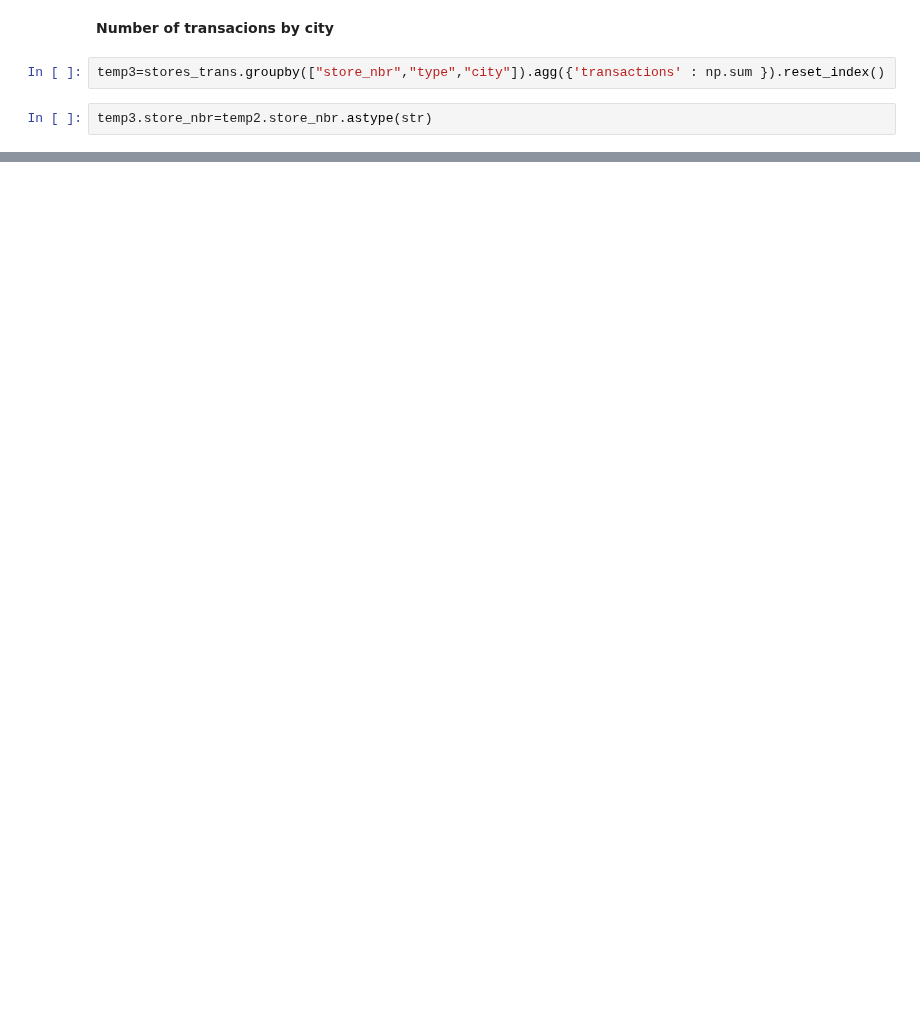
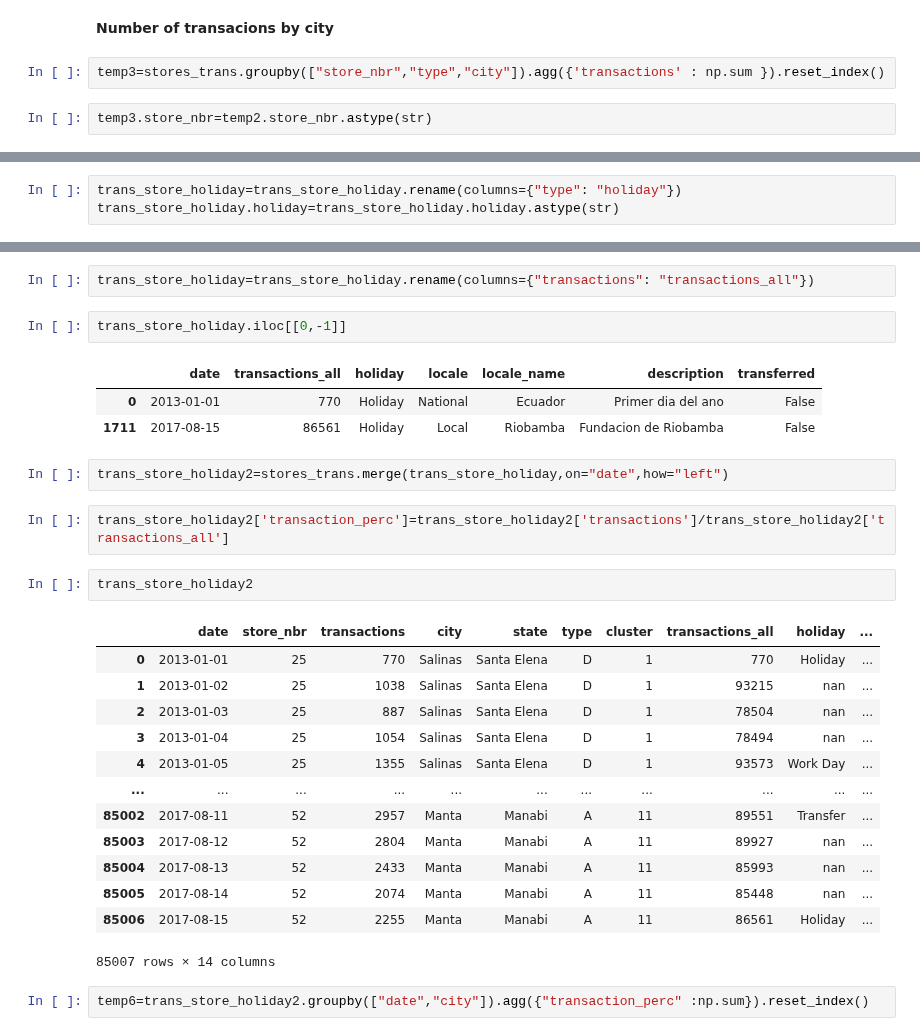
Before and after one commit to K-Ouhmaid/Store-Sales---Time-Series-Forecasting, a Jupyter notebook: store-sales-time-series-forecasting-kh1.ipynb, the cells around one changed output, grey strips where cells are left out. Cells and saved outputs as stored; diff of their text form; blank space fills up the shorter version.

Commit message:
Kaggle Notebook | Store Sales - Time Series Forecasting-Kh1 | Version 6

```diff
--- a/store-sales-time-series-forecasting-kh1.ipynb
+++ b/store-sales-time-series-forecasting-kh1.ipynb
@@ -319,0 +405,3 @@ px.bar(temp3.sort_values(by=['transactions'], ascending=False),x="store_nbr",y="
+# %%
+trans_store_holiday=trans_store_holiday.rename(columns={"type": "holiday"})
+trans_store_holiday.holiday=trans_store_holiday.holiday.astype(str)
@@ -319,0 +418,30 @@ px.bar(temp3.sort_values(by=['transactions'], ascending=False),x="store_nbr",y="
+# %%
+trans_store_holiday=trans_store_holiday.rename(columns={"transactions": "transactions_all"})
+# %%
+trans_store_holiday.iloc[[0,-1]]
+# %% [output]
+|  | date | transactions_all | holiday | locale | locale_name | description | transferred |
+| 0 | 2013-01-01 | 770 | Holiday | National | Ecuador | Primer dia del ano | False |
+| 1711 | 2017-08-15 | 86561 | Holiday | Local | Riobamba | Fundacion de Riobamba | False |
+# %%
+trans_store_holiday2=stores_trans.merge(trans_store_holiday,on="date",how="left")
+# %%
+trans_store_holiday2['transaction_perc']=trans_store_holiday2['transactions']/trans_store_holiday2['transactions_all']
+# %%
+trans_store_holiday2
+# %% [output]
+|  | date | store_nbr | transactions | city | state | type | cluster | transactions_all | holiday | ... |
+| 0 | 2013-01-01 | 25 | 770 | Salinas | Santa Elena | D | 1 | 770 | Holiday | ... |
+| 1 | 2013-01-02 | 25 | 1038 | Salinas | Santa Elena | D | 1 | 93215 | nan | ... |
+| 2 | 2013-01-03 | 25 | 887 | Salinas | Santa Elena | D | 1 | 78504 | nan | ... |
+| 3 | 2013-01-04 | 25 | 1054 | Salinas | Santa Elena | D | 1 | 78494 | nan | ... |
+| 4 | 2013-01-05 | 25 | 1355 | Salinas | Santa Elena | D | 1 | 93573 | Work Day | ... |
+| ... | ... | ... | ... | ... | ... | ... | ... | ... | ... | ... |
+| 85002 | 2017-08-11 | 52 | 2957 | Manta | Manabi | A | 11 | 89551 | Transfer | ... |
+| 85003 | 2017-08-12 | 52 | 2804 | Manta | Manabi | A | 11 | 89927 | nan | ... |
+| 85004 | 2017-08-13 | 52 | 2433 | Manta | Manabi | A | 11 | 85993 | nan | ... |
+| 85005 | 2017-08-14 | 52 | 2074 | Manta | Manabi | A | 11 | 85448 | nan | ... |
+| 85006 | 2017-08-15 | 52 | 2255 | Manta | Manabi | A | 11 | 86561 | Holiday | ... |
+85007 rows × 14 columns
+# %%
+temp6=trans_store_holiday2.groupby(["date","city"]).agg({"transaction_perc" :np.sum}).reset_index()
```
Also changed, not shown: parts of 23 cells of this notebook.
